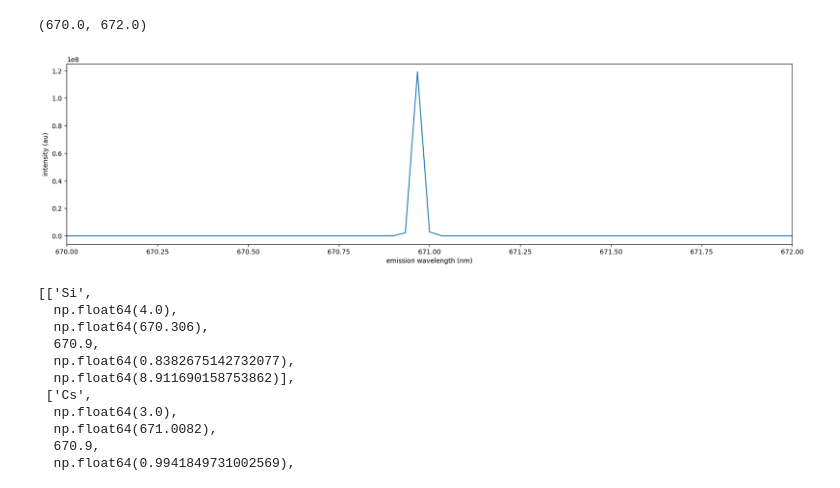
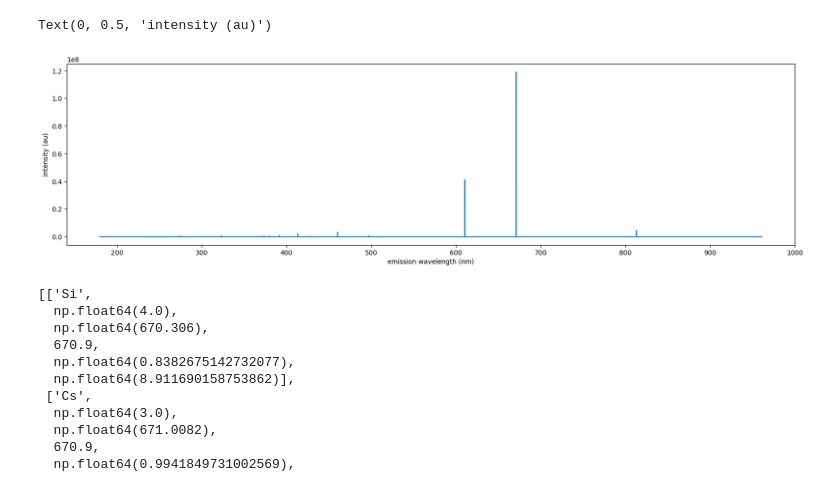
Before and after one commit to MWhitta/alibz, a Jupyter notebook: peaky_demo_v1.ipynb, the cells around one changed output. Drawn from its saved outputs; the diff is of its cells as text; code cells hidden in the pictures.

```diff
--- a/peaky_demo_v1.ipynb
+++ b/peaky_demo_v1.ipynb
@@ -19,12 +19,12 @@ maker_x, maker_y, _ = maker.peak_maker(fracs=fracs, voigt_sig=0.01, voigt_gam=0.
 # %%
 plt.figure(figsize=(20,5))
 plt.plot(maker_x, maker_y)
 plt.xlabel('emission wavelength (nm)')
 plt.ylabel('intensity (au)')
-plt.xlim([670,672])
+# plt.xlim([670,672])
 # %% [output]
-(670.0, 672.0)
+Text(0, 0.5, 'intensity (au)')
-[figure, old version]
+[figure, new version]
 # %%
 path = '/Users/mwhittaker/Library/CloudStorage/GoogleDrive-mwhittaker@lbl.gov/My Drive/Postdocs/Xuan Cao/Data/LIBS/MW2-112/raw/'
 finder = PeakyFinder(path)
```
